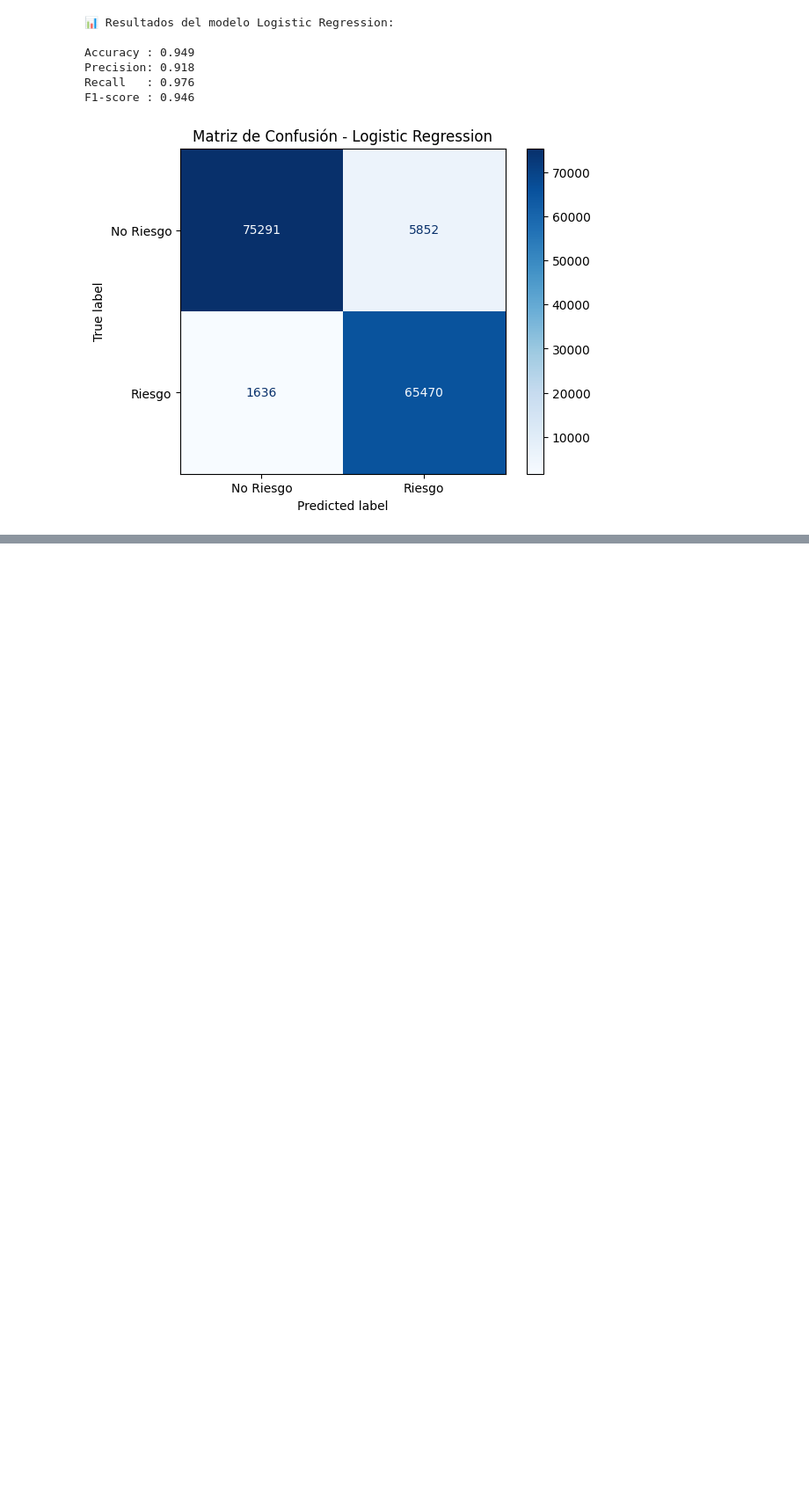
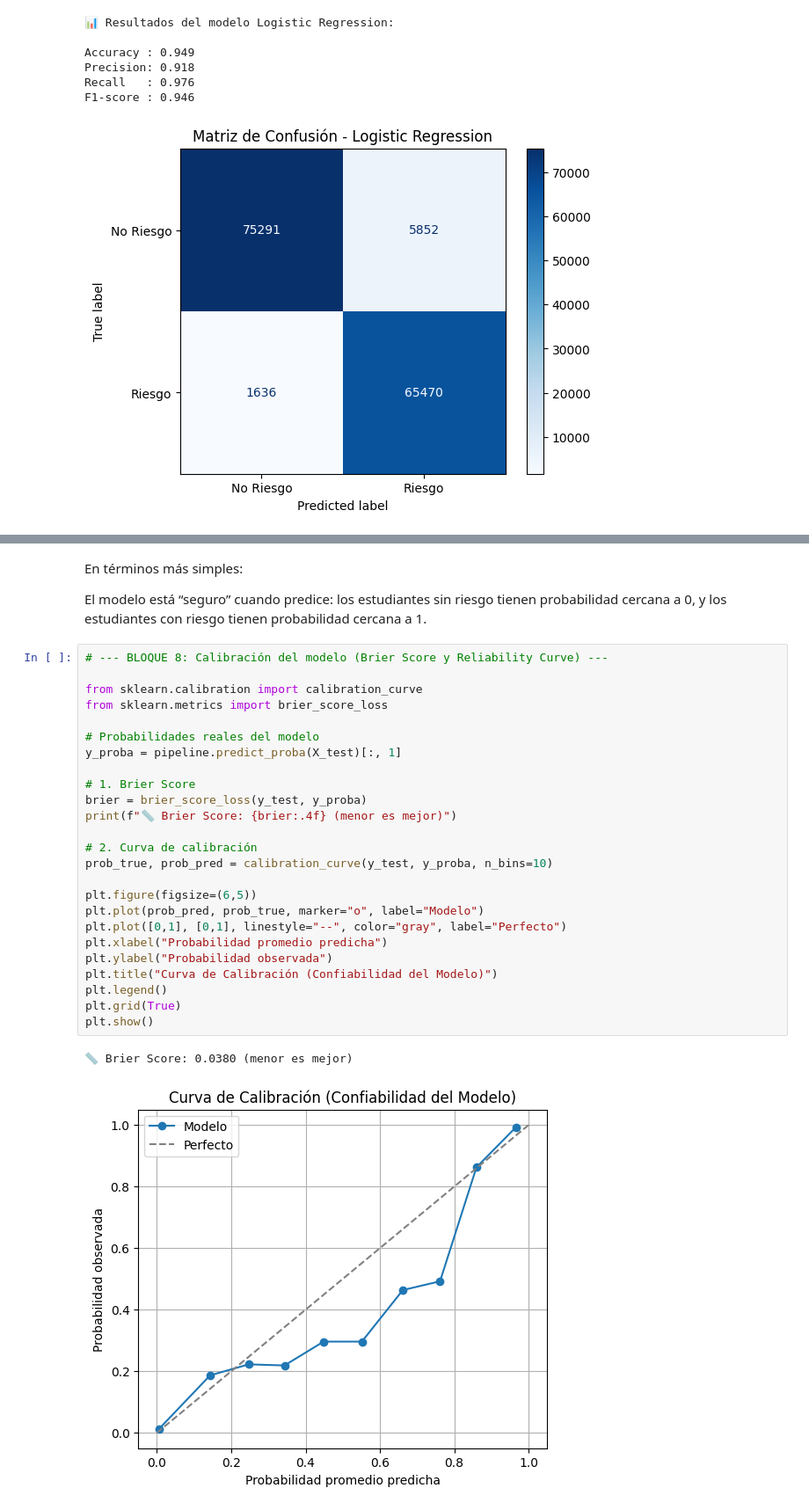
Before and after one commit to bastianp20/Hackaton-educacion-team-16, a Jupyter notebook: modelo-regresion/modelo-regresion.ipynb, the cells around one changed output, grey strips where cells are left out. Shown at 88% size. Saved outputs shown, nothing was run; the diff lists cells and outputs as text; blank space fills up the shorter version.

```diff
--- a/modelo-regresion/modelo-regresion.ipynb
+++ b/modelo-regresion/modelo-regresion.ipynb
@@ -253,0 +360,34 @@ F1-score : 0.946
+# %% [markdown]
+En términos más simples:
+
+El modelo está “seguro” cuando predice:
+los estudiantes sin riesgo tienen probabilidad cercana a 0,
+y los estudiantes con riesgo tienen probabilidad cercana a 1.
+# %%
+# --- BLOQUE 8: Calibración del modelo (Brier Score y Reliability Curve) ---
+
+from sklearn.calibration import calibration_curve
+from sklearn.metrics import brier_score_loss
+
+# Probabilidades reales del modelo
+y_proba = pipeline.predict_proba(X_test)[:, 1]
+
+# 1. Brier Score
+brier = brier_score_loss(y_test, y_proba)
+print(f"📏 Brier Score: {brier:.4f} (menor es mejor)")
+
+# 2. Curva de calibración
+prob_true, prob_pred = calibration_curve(y_test, y_proba, n_bins=10)
+
+plt.figure(figsize=(6,5))
+plt.plot(prob_pred, prob_true, marker="o", label="Modelo")
+plt.plot([0,1], [0,1], linestyle="--", color="gray", label="Perfecto")
+plt.xlabel("Probabilidad promedio predicha")
+plt.ylabel("Probabilidad observada")
+plt.title("Curva de Calibración (Confiabilidad del Modelo)")
+plt.legend()
+plt.grid(True)
+plt.show()
+# %% [output]
+📏 Brier Score: 0.0380 (menor es mejor)
+[figure, added]
```
Also changed, not shown: parts of 10 cells of this notebook, 27 other files.
